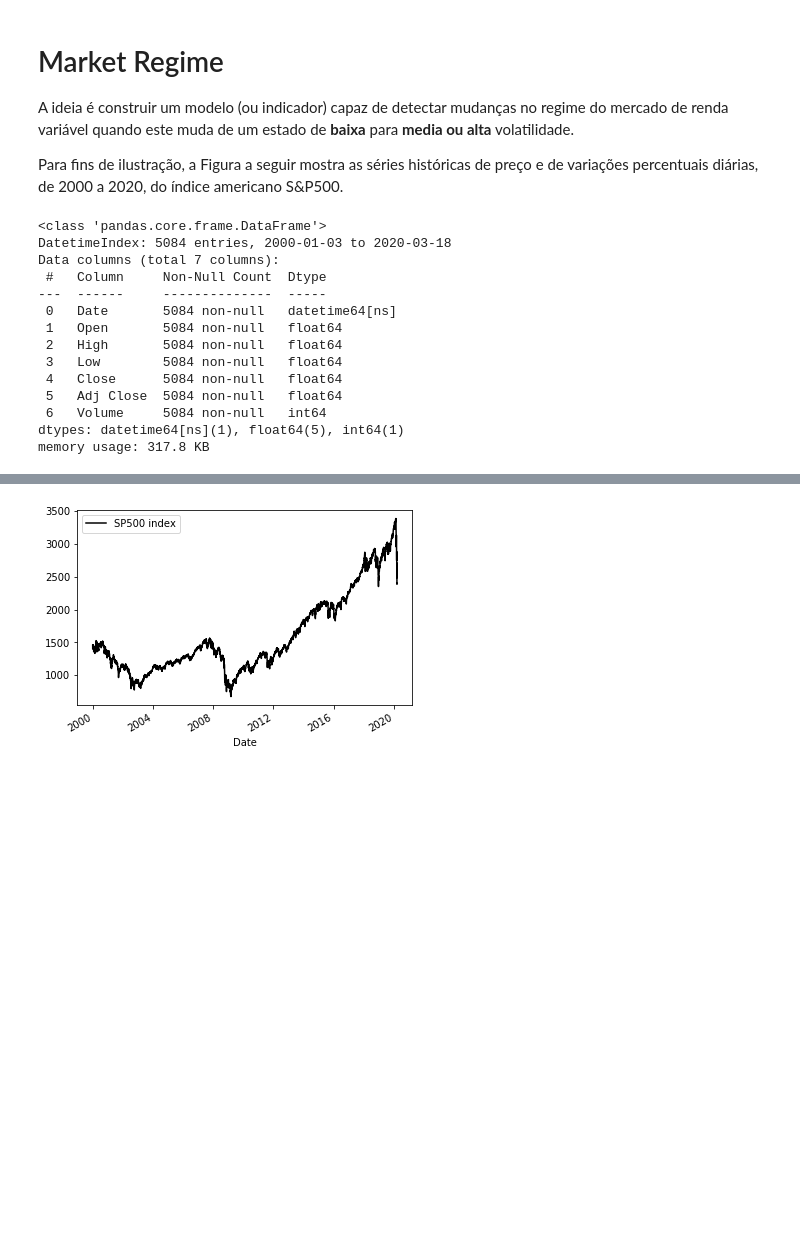
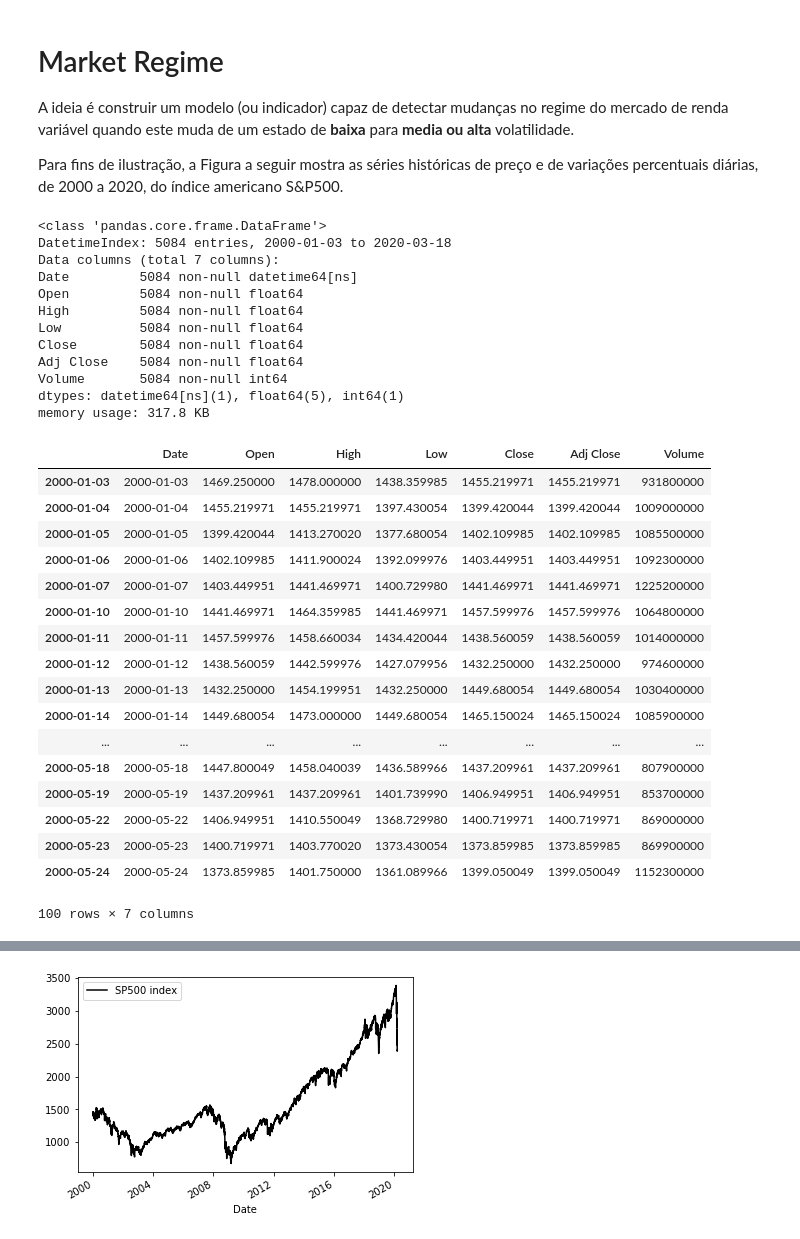
Before and after one commit to silvanaribeiro/TimeSeriesArticle, a Jupyter notebook: ExploratoryDataAnalysis_MarketRegime.ipynb, the cells around one changed output, grey strips where cells are left out. Drawn from its saved outputs; the diff is of its cells as text; code cells hidden in the pictures; blank space fills up the shorter version.

```diff
--- a/ExploratoryDataAnalysis_MarketRegime.ipynb
+++ b/ExploratoryDataAnalysis_MarketRegime.ipynb
@@ -16,24 +16,40 @@ v_directory = 'DataSets/'
 # %%
 v_sp500 = pd.read_csv(v_directory + 'S&P500.csv', parse_dates=True)
 v_sp500['Date'] = pd.to_datetime(v_sp500['Date'], infer_datetime_format=True)
 v_sp500.index = v_sp500['Date'].values
 v_sp500.sort_index(inplace=True)
 v_sp500.dropna(thresh=4, axis=0, inplace=True)
 v_sp500.info()
 
-#v_sp500.head()
+v_sp500.head(100)
 # %% [output]
 <class 'pandas.core.frame.DataFrame'>
 DatetimeIndex: 5084 entries, 2000-01-03 to 2020-03-18
 Data columns (total 7 columns):
- #   Column     Non-Null Count  Dtype
----  ------     --------------  -----
- 0   Date       5084 non-null   datetime64[ns]
- 1   Open       5084 non-null   float64
- 2   High       5084 non-null   float64
- 3   Low        5084 non-null   float64
- 4   Close      5084 non-null   float64
- 5   Adj Close  5084 non-null   float64
- 6   Volume     5084 non-null   int64
+Date         5084 non-null datetime64[ns]
+Open         5084 non-null float64
+High         5084 non-null float64
+Low          5084 non-null float64
+Close        5084 non-null float64
+Adj Close    5084 non-null float64
+Volume       5084 non-null int64
 dtypes: datetime64[ns](1), float64(5), int64(1)
 memory usage: 317.8 KB
+|  | Date | Open | High | Low | Close | Adj Close | Volume |
+| 2000-01-03 | 2000-01-03 | 1469.250000 | 1478.000000 | 1438.359985 | 1455.219971 | 1455.219971 | 931800000 |
+| 2000-01-04 | 2000-01-04 | 1455.219971 | 1455.219971 | 1397.430054 | 1399.420044 | 1399.420044 | 1009000000 |
+| 2000-01-05 | 2000-01-05 | 1399.420044 | 1413.270020 | 1377.680054 | 1402.109985 | 1402.109985 | 1085500000 |
+| 2000-01-06 | 2000-01-06 | 1402.109985 | 1411.900024 | 1392.099976 | 1403.449951 | 1403.449951 | 1092300000 |
+| 2000-01-07 | 2000-01-07 | 1403.449951 | 1441.469971 | 1400.729980 | 1441.469971 | 1441.469971 | 1225200000 |
+| 2000-01-10 | 2000-01-10 | 1441.469971 | 1464.359985 | 1441.469971 | 1457.599976 | 1457.599976 | 1064800000 |
+| 2000-01-11 | 2000-01-11 | 1457.599976 | 1458.660034 | 1434.420044 | 1438.560059 | 1438.560059 | 1014000000 |
+| 2000-01-12 | 2000-01-12 | 1438.560059 | 1442.599976 | 1427.079956 | 1432.250000 | 1432.250000 | 974600000 |
+| 2000-01-13 | 2000-01-13 | 1432.250000 | 1454.199951 | 1432.250000 | 1449.680054 | 1449.680054 | 1030400000 |
+| 2000-01-14 | 2000-01-14 | 1449.680054 | 1473.000000 | 1449.680054 | 1465.150024 | 1465.150024 | 1085900000 |
+| ... | ... | ... | ... | ... | ... | ... | ... |
+| 2000-05-18 | 2000-05-18 | 1447.800049 | 1458.040039 | 1436.589966 | 1437.209961 | 1437.209961 | 807900000 |
+| 2000-05-19 | 2000-05-19 | 1437.209961 | 1437.209961 | 1401.739990 | 1406.949951 | 1406.949951 | 853700000 |
+| 2000-05-22 | 2000-05-22 | 1406.949951 | 1410.550049 | 1368.729980 | 1400.719971 | 1400.719971 | 869000000 |
+| 2000-05-23 | 2000-05-23 | 1400.719971 | 1403.770020 | 1373.430054 | 1373.859985 | 1373.859985 | 869900000 |
+| 2000-05-24 | 2000-05-24 | 1373.859985 | 1401.750000 | 1361.089966 | 1399.050049 | 1399.050049 | 1152300000 |
+100 rows × 7 columns
```
Also changed, not shown: parts of 18 cells of this notebook, 38 other files.
